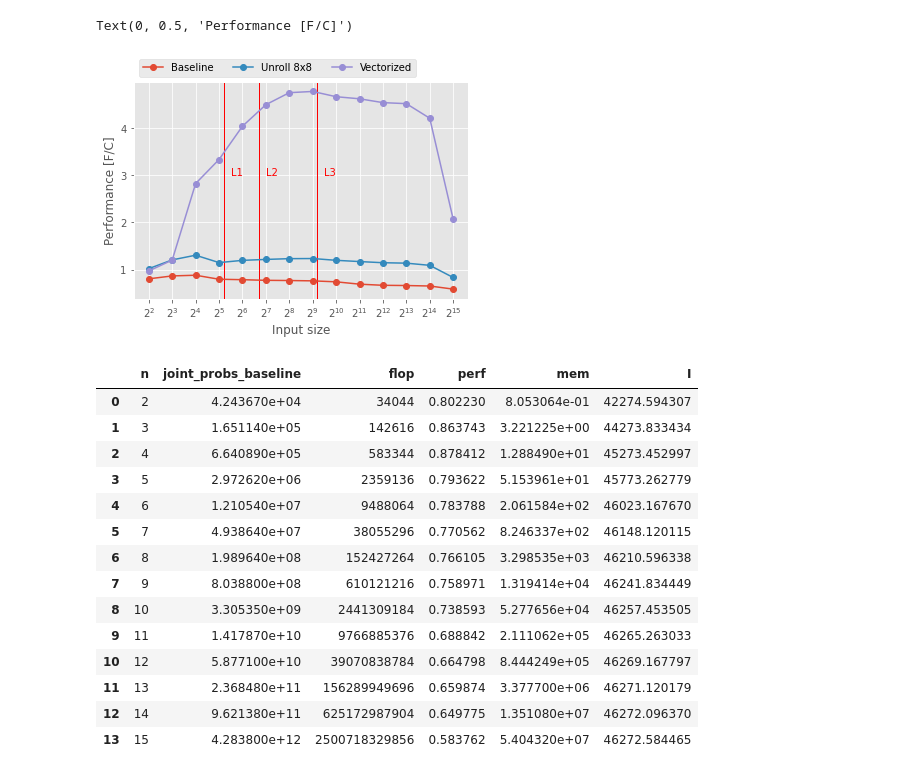
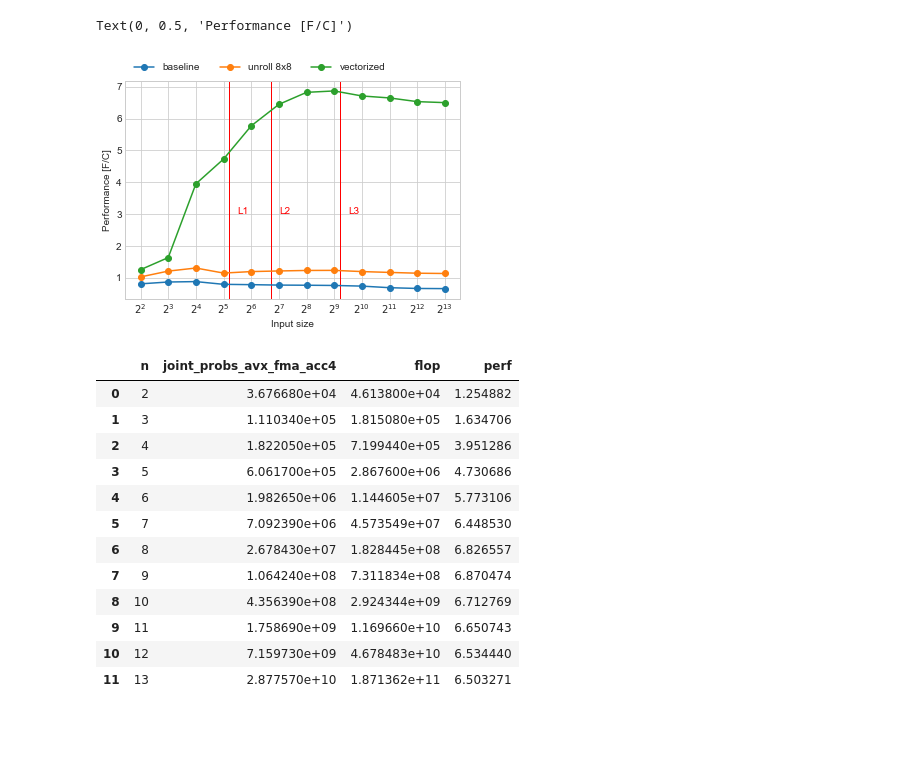
Before and after one commit to ManuelNowack/t-SNE, a Jupyter notebook: analysis/joint_probs/Joint_Probs.ipynb, the cells around one changed output. Saved outputs shown, nothing was run; the diff lists cells and outputs as text; code cells hidden in the pictures; blank space fills up the shorter version.

```diff
--- a/analysis/joint_probs/Joint_Probs.ipynb
+++ b/analysis/joint_probs/Joint_Probs.ipynb
@@ -25,21 +7,11 @@ df
 # %%
-def get_perf_joint_probs_baseline(func_name):
-    perf_df = df[['n', func_name]]
-    N = 2 ** df['n']
-    perf_df['flop'] = 2329 * N * N - 805 * N
+def get_perf_joint_probs(func_name, flop):
+    perf_df = df[['n', func_name]].head(12)
+    N = 2 ** perf_df['n']
+    perf_df['flop'] = flop(N)
     perf_df['perf'] = perf_df['flop'] / perf_df[func_name]
-    perf_df['mem'] = 8*N*N*(3*50+5)
-    perf_df['I'] = perf_df['flop'] / perf_df['mem']
     return perf_df
-def get_perf_joint_probs(func_name):
-    perf_df = df[['n', func_name]]
-    N = 2 ** df['n']
-    perf_df['flop'] = (1938.5 * N * N + 1153.5 * N)
-    perf_df['perf'] = perf_df['flop'] / perf_df[func_name]
-    perf_df['mem'] = 8*N*N*(3*50+5)
-    perf_df['I'] = perf_df['flop'] / perf_df['mem']
-    return perf_df
 # %%
-v1 = get_perf_joint_probs_baseline('joint_probs_baseline')
-v2 = get_perf_joint_probs('joint_probs_unroll8')
-v3 = get_perf_joint_probs('joint_probs_avx_fma_acc4')
+v1 = get_perf_joint_probs('joint_probs_baseline', lambda n : 2329*n*n - 728*n)
+v2 = get_perf_joint_probs('joint_probs_unroll8', lambda n : 1938.5*n*n + 1230.5*n)
+v3 = get_perf_joint_probs('joint_probs_avx_fma_acc4', lambda n : 2788.5*n*n + 380.5*n)
@@ -64,29 +18,29 @@ See the caveats in the documentation: https://pandas.pydata.org/pandas-docs/stab
 # %%
-plt.style.use('ggplot')
+plt.style.use('seaborn-whitegrid')
 fig, ax = plt.subplots()
 
 ax.axvline(x=5.2, linewidth=1, color='r')
 ax.text(5.5, 3, 'L1', color='r')
 ax.axvline(x=6.7, linewidth=1, color='r')
 ax.text(7, 3, 'L2', color='r')
 ax.axvline(x=9.2, linewidth=1, color='r')
 ax.text(9.5, 3, 'L3', color='r')
 
-ax.plot(v1['n'], v1['perf'], '-o', label='Baseline')
-ax.plot(v2['n'], v2['perf'], '-o', label='Unroll 8x8')
-ax.plot(v3['n'], v3['perf'], '-o', label='Vectorized')
+ax.plot(v1['n'], v1['perf'], '-o', label='baseline')
+ax.plot(v2['n'], v2['perf'], '-o', label='unroll 8x8')
+ax.plot(v3['n'], v3['perf'], '-o', label='vectorized')
 
 
 ticks_label = [r"$2^{{{}}}$".format(x) for x in v1['n']]
 ax.set_xticks(v1['n'])
 ax.set_xticklabels(ticks_label)
 # ax.set_ylim(top=2.95)
 
 # ax.legend(bbox_to_anchor=(1.05, 1), loc='upper left')
 ax.legend(bbox_to_anchor=(0, 1, 1, 0), loc="lower left", ncol=4)
 
 ax.set_xlabel('Input size')
 ax.set_ylabel('Performance [F/C]')
 # %% [output]
 Text(0, 0.5, 'Performance [F/C]')
-[figure, old version]
+[figure, new version]
@@ -95,18 +47,16 @@ fig.savefig('joint_probs.png', bbox_inches='tight')
 # %%
-v1
+v3
 # %% [output]
-|  | n | joint_probs_baseline | flop | perf | mem | I |
-| 0 | 2 | 4.243670e+04 | 34044 | 0.802230 | 8.053064e-01 | 42274.594307 |
-| 1 | 3 | 1.651140e+05 | 142616 | 0.863743 | 3.221225e+00 | 44273.833434 |
-| 2 | 4 | 6.640890e+05 | 583344 | 0.878412 | 1.288490e+01 | 45273.452997 |
-| 3 | 5 | 2.972620e+06 | 2359136 | 0.793622 | 5.153961e+01 | 45773.262779 |
-| 4 | 6 | 1.210540e+07 | 9488064 | 0.783788 | 2.061584e+02 | 46023.167670 |
-| 5 | 7 | 4.938640e+07 | 38055296 | 0.770562 | 8.246337e+02 | 46148.120115 |
-| 6 | 8 | 1.989640e+08 | 152427264 | 0.766105 | 3.298535e+03 | 46210.596338 |
-| 7 | 9 | 8.038800e+08 | 610121216 | 0.758971 | 1.319414e+04 | 46241.834449 |
-| 8 | 10 | 3.305350e+09 | 2441309184 | 0.738593 | 5.277656e+04 | 46257.453505 |
-| 9 | 11 | 1.417870e+10 | 9766885376 | 0.688842 | 2.111062e+05 | 46265.263033 |
-| 10 | 12 | 5.877100e+10 | 39070838784 | 0.664798 | 8.444249e+05 | 46269.167797 |
-| 11 | 13 | 2.368480e+11 | 156289949696 | 0.659874 | 3.377700e+06 | 46271.120179 |
-| 12 | 14 | 9.621380e+11 | 625172987904 | 0.649775 | 1.351080e+07 | 46272.096370 |
-| 13 | 15 | 4.283800e+12 | 2500718329856 | 0.583762 | 5.404320e+07 | 46272.584465 |
+|  | n | joint_probs_avx_fma_acc4 | flop | perf |
+| 0 | 2 | 3.676680e+04 | 4.613800e+04 | 1.254882 |
+| 1 | 3 | 1.110340e+05 | 1.815080e+05 | 1.634706 |
+| 2 | 4 | 1.822050e+05 | 7.199440e+05 | 3.951286 |
+| 3 | 5 | 6.061700e+05 | 2.867600e+06 | 4.730686 |
+| 4 | 6 | 1.982650e+06 | 1.144605e+07 | 5.773106 |
+| 5 | 7 | 7.092390e+06 | 4.573549e+07 | 6.448530 |
+| 6 | 8 | 2.678430e+07 | 1.828445e+08 | 6.826557 |
+| 7 | 9 | 1.064240e+08 | 7.311834e+08 | 6.870474 |
+| 8 | 10 | 4.356390e+08 | 2.924344e+09 | 6.712769 |
+| 9 | 11 | 1.758690e+09 | 1.169660e+10 | 6.650743 |
+| 10 | 12 | 7.159730e+09 | 4.678483e+10 | 6.534440 |
+| 11 | 13 | 2.877570e+10 | 1.871362e+11 | 6.503271 |
```
Also changed, not shown: parts of 8 cells of this notebook, 3 other files.
